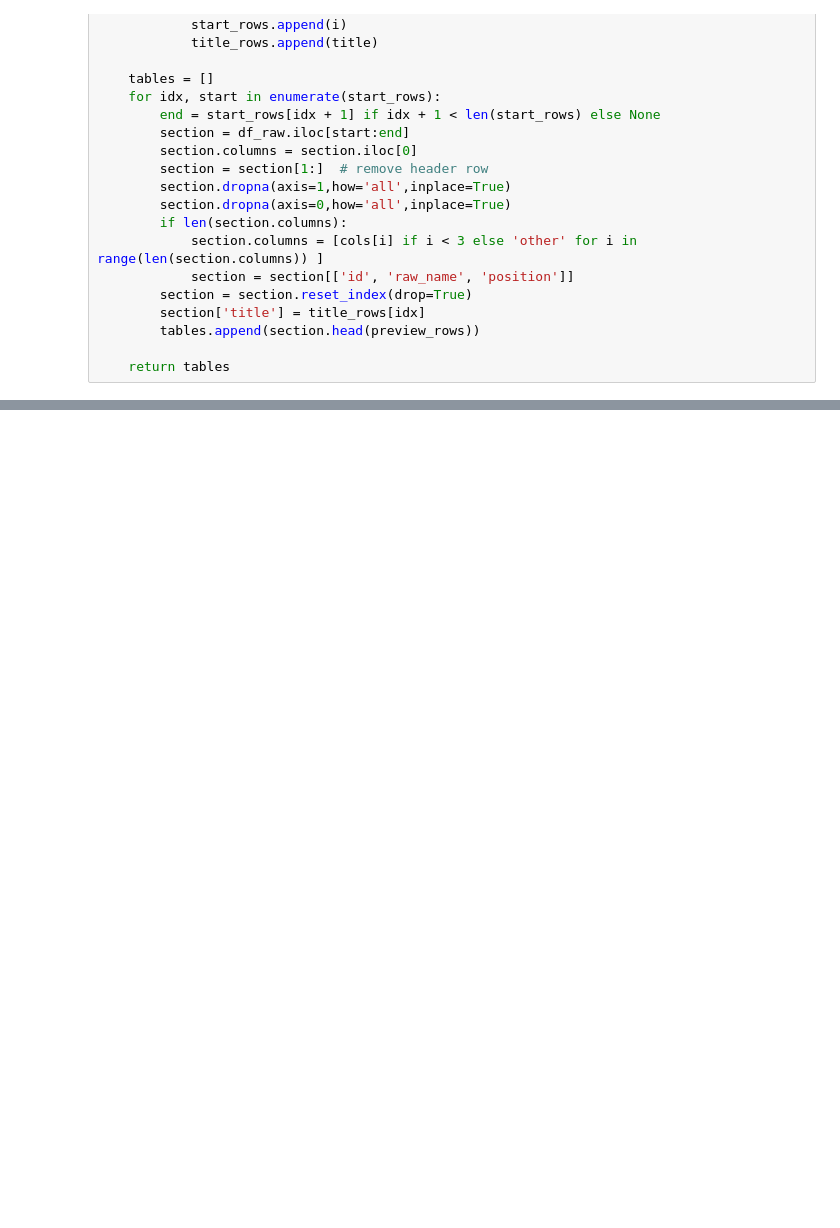
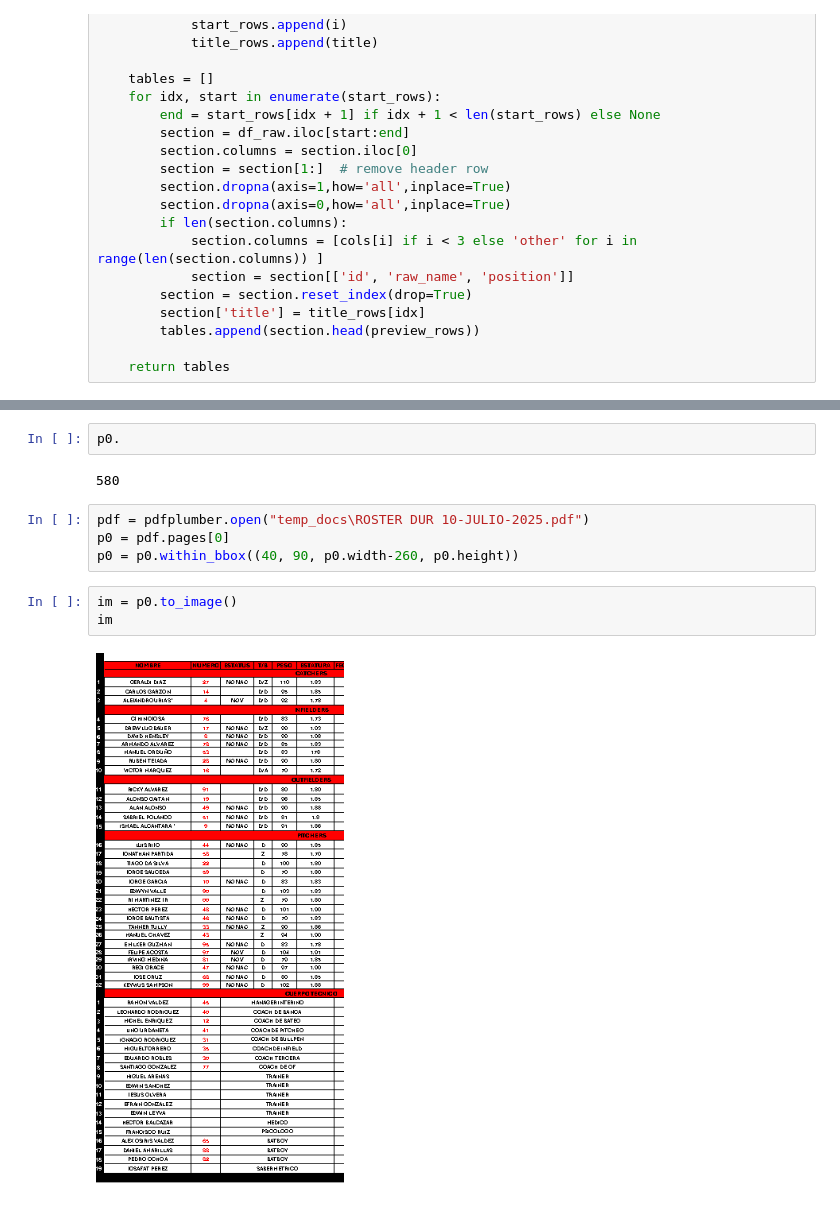
Before and after one commit to serch86/Plataform_LMB, a Jupyter notebook: backend/python/ocr_1_0.ipynb, the cells around one changed output, grey strips where cells are left out. Saved outputs shown, nothing was run; the diff lists cells and outputs as text; blank space fills up the shorter version.

```diff
--- a/backend/python/ocr_1_0.ipynb
+++ b/backend/python/ocr_1_0.ipynb
@@ -140,0 +157,13 @@ for filename, sections in preview.items():
+# %%
+p0.
+# %% [output]
+580
+# %%
+pdf = pdfplumber.open("temp_docs\ROSTER DUR 10-JULIO-2025.pdf")
+p0 = pdf.pages[0]
+p0 = p0.within_bbox((40, 90, p0.width-260, p0.height))
+# %%
+im = p0.to_image()
+im
+# %% [output]
+[figure, added]
```
Also changed, not shown: parts of 8 cells of this notebook.
